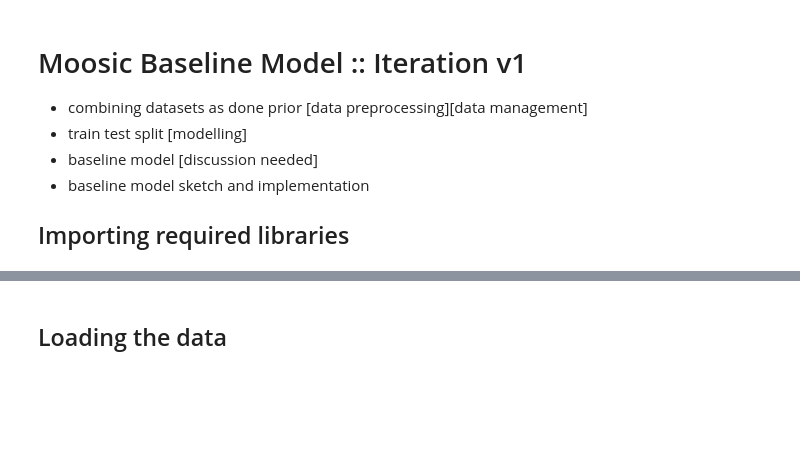
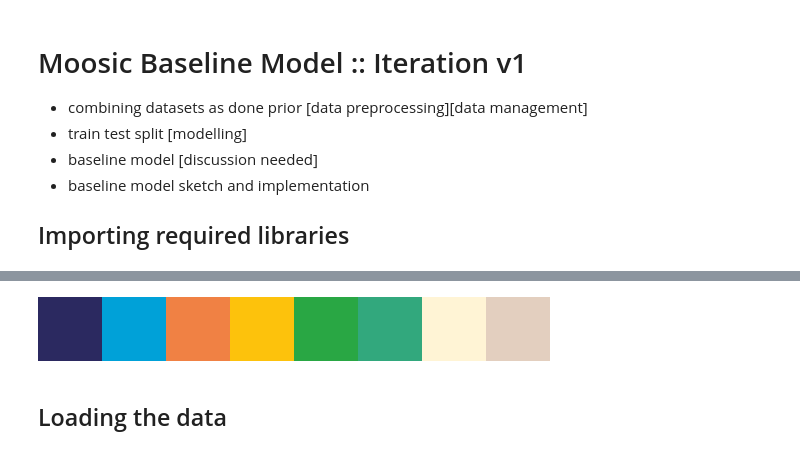
Before and after one commit to ShahiW/moosic, a Jupyter notebook: notebooks/moosic_baseline.ipynb, the cells around one changed output, grey strips where cells are left out. Drawn from its saved outputs; the diff is of its cells as text; code cells hidden in the pictures; blank space fills up the shorter version.

```diff
--- a/notebooks/moosic_baseline.ipynb
+++ b/notebooks/moosic_baseline.ipynb
@@ -84,0 +95,25 @@ warnings.filterwarnings('ignore')
+# %%
+
+
+# setting color scheme
+
+
+#custom_palette = sns.color_palette(['#2B2960', '#00A1D8', '#F08144', '#FDC20C', '#29A744', '#FFF4D5']) #hexcode
+#custom_palette_rgb = sns.color_palette(['(43, 41, 96, 1.0)', '(0, 161, 216, 1.0)', '(240, 129, 68, 1.0)', '(253, 194, 12, 1.0)', '(41, 167, 68, 1.0)', '(255, 244, 213, 1.0)']) #rgba values of the hexcodes above
+
+#colors = ListedColormap(custom_palette)
+
+#colors_hex = sns.set_palette(custom_palette)
+hex_colors = ['#2B2960', '#00A1D8', '#F08144', '#FDC20C', '#29A744', '#32A87D', '#FFF4D5', '#E3CFBF']
+custom_cmap_hex = ListedColormap(sns.color_palette(hex_colors).as_hex())
+
+
+custom_palette = sns.set_palette(sns.color_palette(hex_colors))
+
+
+
+custom_cmap_hex
+
+# pandas plot: colormap = custom_cmap_hex, plt/sns plot : cmap = custom_cmap_hex
+# %% [output]
+[figure, added]
```
Also changed, not shown: parts of 77 cells of this notebook.
